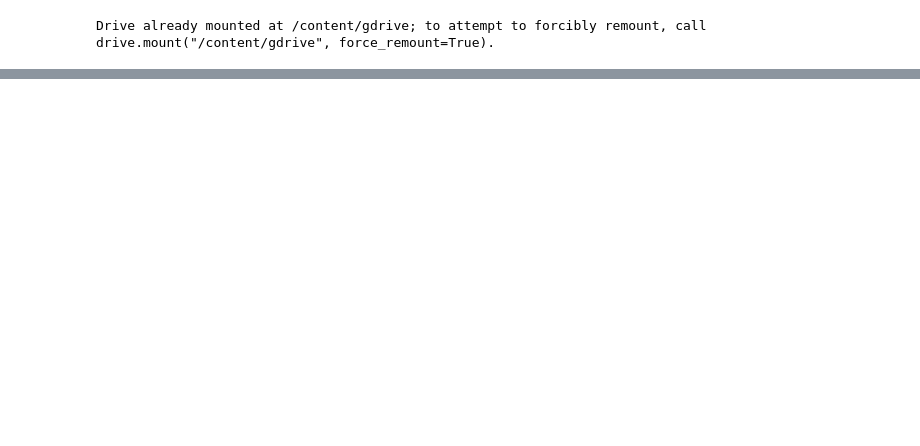
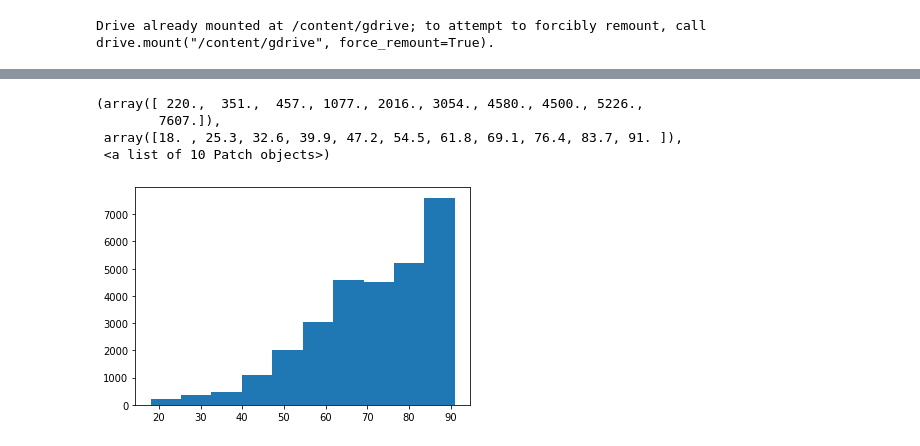
Before and after one commit to iupui-soic/pybootcamp, a Jupyter notebook: saptarshi_day5.ipynb, the cells around one changed output, grey strips where cells are left out. Saved outputs shown, nothing was run; the diff lists cells and outputs as text; code cells hidden in the pictures; blank space fills up the shorter version.

```diff
--- a/saptarshi_day5.ipynb
+++ b/saptarshi_day5.ipynb
@@ -18,0 +42,9 @@ df.head()
+# %%
+# approx age distribution of dead patients
+plt.hist(df_patients[df_patients['dod'].notnull()]['anchor_age'])
+# %% [output]
+(array([ 220.,  351.,  457., 1077., 2016., 3054., 4580., 4500., 5226.,
+        7607.]),
+ array([18. , 25.3, 32.6, 39.9, 47.2, 54.5, 61.8, 69.1, 76.4, 83.7, 91. ]),
+ <a list of 10 Patch objects>)
+[figure, added]
```
Also changed, not shown: parts of 6 cells of this notebook.
